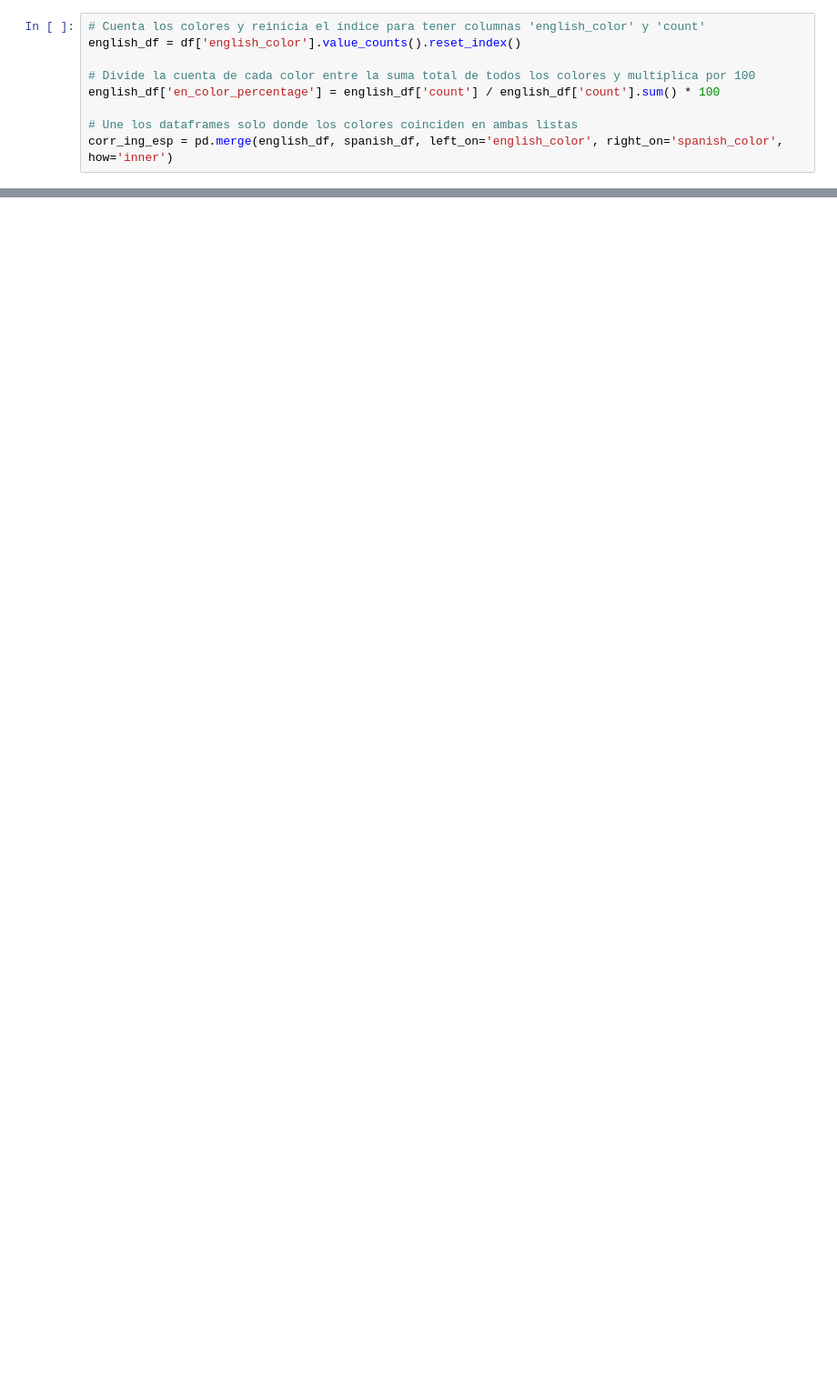
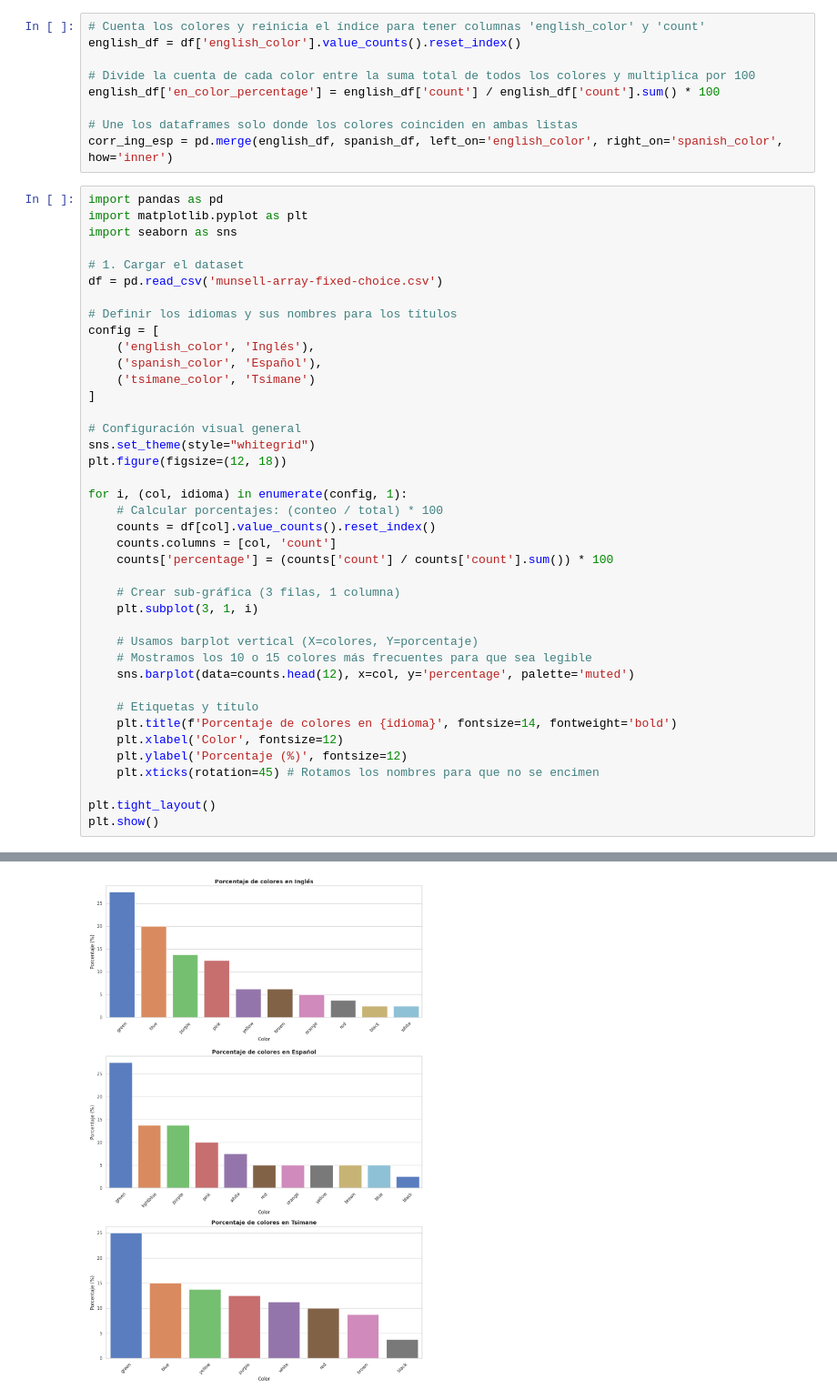
Before and after one commit to m00n07/mineria_de_datos, a Jupyter notebook: Segundo_parcial.ipynb, the cells around one changed output, grey strips where cells are left out. Shown at 91% size. Cells and saved outputs as stored; diff of their text form; blank space fills up the shorter version.

```diff
--- a/Segundo_parcial.ipynb
+++ b/Segundo_parcial.ipynb
@@ -24,3 +18,44 @@ english_df['en_color_percentage'] = english_df['count'] / english_df['count'].su
 
 # Une los dataframes solo donde los colores coinciden en ambas listas
 corr_ing_esp = pd.merge(english_df, spanish_df, left_on='english_color', right_on='spanish_color', how='inner')
+# %%
+import pandas as pd
+import matplotlib.pyplot as plt
+import seaborn as sns
+
+# 1. Cargar el dataset
+df = pd.read_csv('munsell-array-fixed-choice.csv')
+
+# Definir los idiomas y sus nombres para los títulos
+config = [
+    ('english_color', 'Inglés'),
+    ('spanish_color', 'Español'),
+    ('tsimane_color', 'Tsimane')
+]
+
+# Configuración visual general
+sns.set_theme(style="whitegrid")
+plt.figure(figsize=(12, 18))
+
+for i, (col, idioma) in enumerate(config, 1):
+    # Calcular porcentajes: (conteo / total) * 100
+    counts = df[col].value_counts().reset_index()
+    counts.columns = [col, 'count']
+    counts['percentage'] = (counts['count'] / counts['count'].sum()) * 100
+
+    # Crear sub-gráfica (3 filas, 1 columna)
+    plt.subplot(3, 1, i)
+
+    # Usamos barplot vertical (X=colores, Y=porcentaje)
+    # Mostramos los 10 o 15 colores más frecuentes para que sea legible
+    sns.barplot(data=counts.head(12), x=col, y='percentage', palette='muted')
+
+    # Etiquetas y título
+    plt.title(f'Porcentaje de colores en {idioma}', fontsize=14, fontweight='bold')
+    plt.xlabel('Color', fontsize=12)
+    plt.ylabel('Porcentaje (%)', fontsize=12)
+    plt.xticks(rotation=45) # Rotamos los nombres para que no se encimen
+
+plt.tight_layout()
+plt.show()
+# %% [output]
@@ -26,0 +73 @@ corr_ing_esp = pd.merge(english_df, spanish_df, left_on='english_color', right_o
+[figure, added]
```
Also changed, not shown: parts of 5 cells of this notebook.
